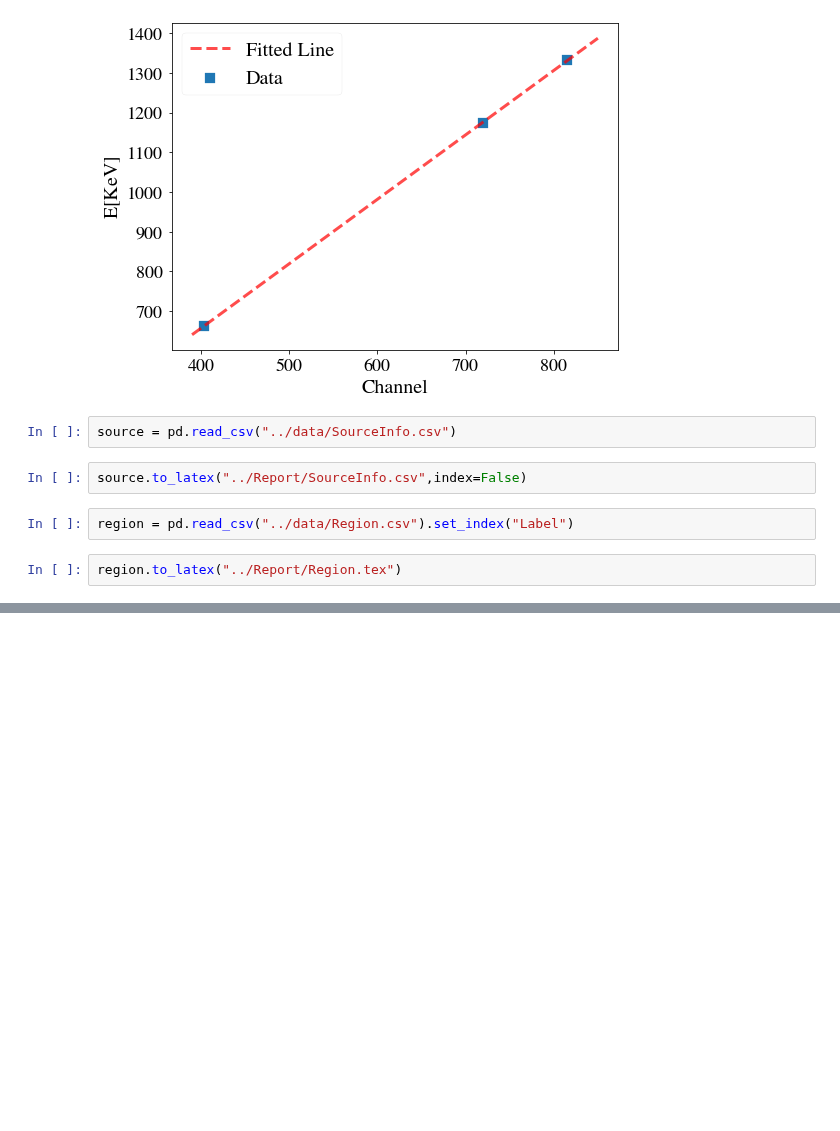
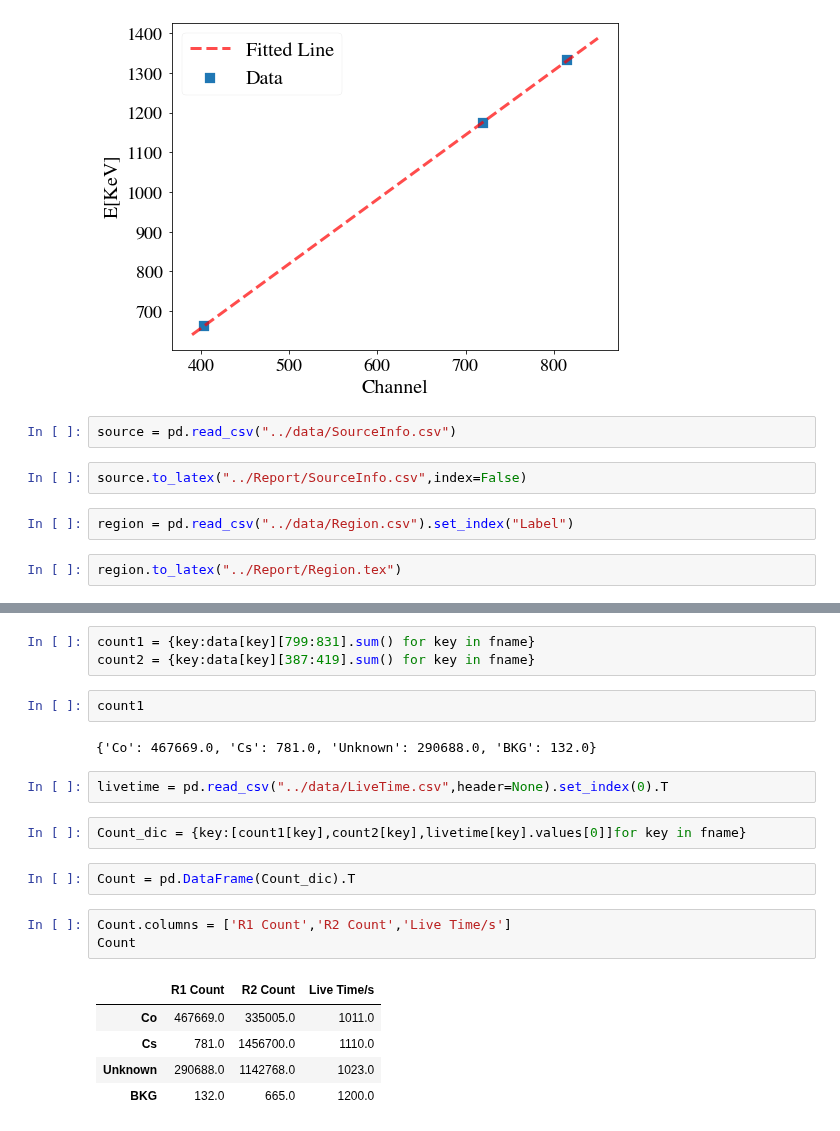
Before and after one commit to DickyChant/AdvNuclExp, a Jupyter notebook: Exp4/analysis/analysis.ipynb, the cells around one changed output, grey strips where cells are left out. Cells and saved outputs as stored; diff of their text form; blank space fills up the shorter version.

```diff
--- a/Exp4/analysis/analysis.ipynb
+++ b/Exp4/analysis/analysis.ipynb
@@ -105,0 +108,22 @@ region.to_latex("../Report/Region.tex")
+# %%
+count1 = {key:data[key][799:831].sum() for key in fname}
+count2 = {key:data[key][387:419].sum() for key in fname}
+# %%
+count1
+# %% [output]
+{'Co': 467669.0, 'Cs': 781.0, 'Unknown': 290688.0, 'BKG': 132.0}
+# %%
+livetime = pd.read_csv("../data/LiveTime.csv",header=None).set_index(0).T
+# %%
+Count_dic = {key:[count1[key],count2[key],livetime[key].values[0]]for key in fname}
+# %%
+Count = pd.DataFrame(Count_dic).T
+# %%
+Count.columns = ['R1 Count','R2 Count','Live Time/s']
+Count
+# %% [output]
+|  | R1 Count | R2 Count | Live Time/s |
+| Co | 467669.0 | 335005.0 | 1011.0 |
+| Cs | 781.0 | 1456700.0 | 1110.0 |
+| Unknown | 290688.0 | 1142768.0 | 1023.0 |
+| BKG | 132.0 | 665.0 | 1200.0 |
```
Also changed, not shown: parts of 12 cells of this notebook, 8 other files.
